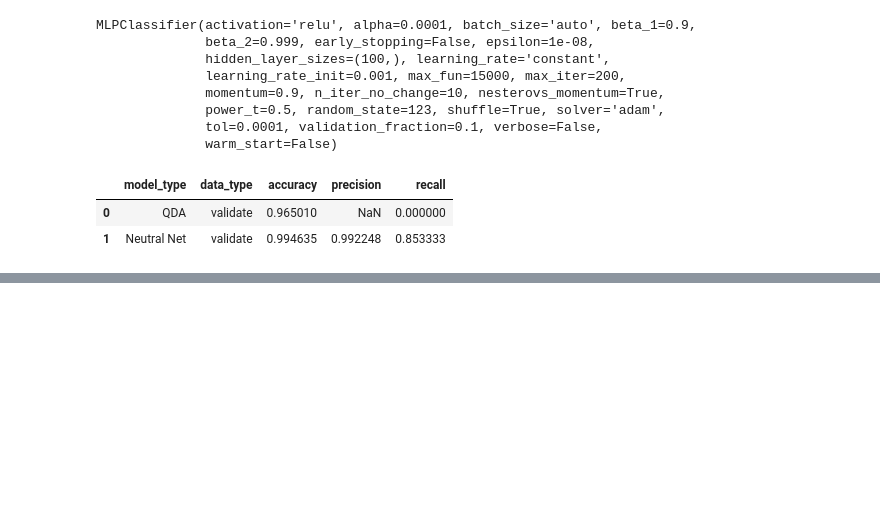
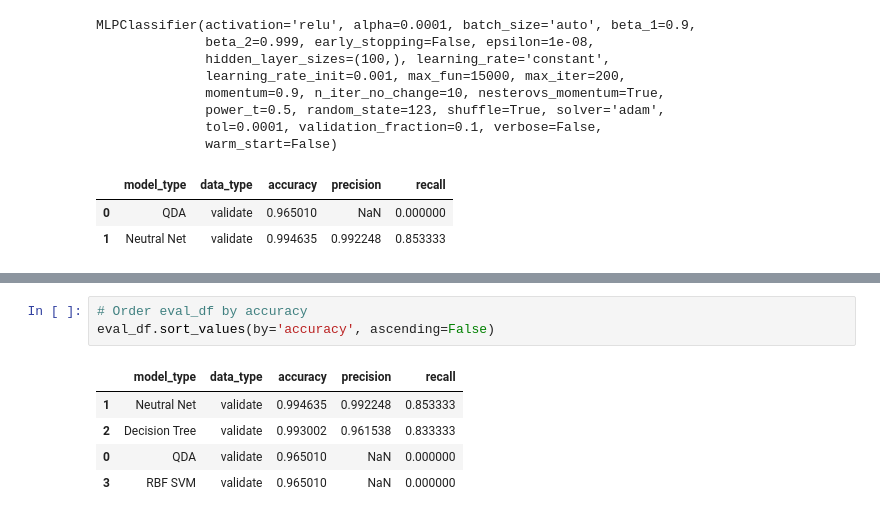
Before and after one commit to Yongliang-Shi/Mechanism-of-Action-Prediction, a Jupyter notebook: model_moa.ipynb, the cells around one changed output, grey strips where cells are left out. Saved outputs shown, nothing was run; the diff lists cells and outputs as text; blank space fills up the shorter version.

```diff
--- a/model_moa.ipynb
+++ b/model_moa.ipynb
@@ -1121,0 +1203,9 @@ array([[4136,    1],
+# %%
+# Order eval_df by accuracy
+eval_df.sort_values(by='accuracy', ascending=False)
+# %% [output]
+|  | model_type | data_type | accuracy | precision | recall |
+| 1 | Neutral Net | validate | 0.994635 | 0.992248 | 0.853333 |
+| 2 | Decision Tree | validate | 0.993002 | 0.961538 | 0.833333 |
+| 0 | QDA | validate | 0.965010 | NaN | 0.000000 |
+| 3 | RBF SVM | validate | 0.965010 | NaN | 0.000000 |
```
Also changed, not shown: parts of 7 cells of this notebook.
